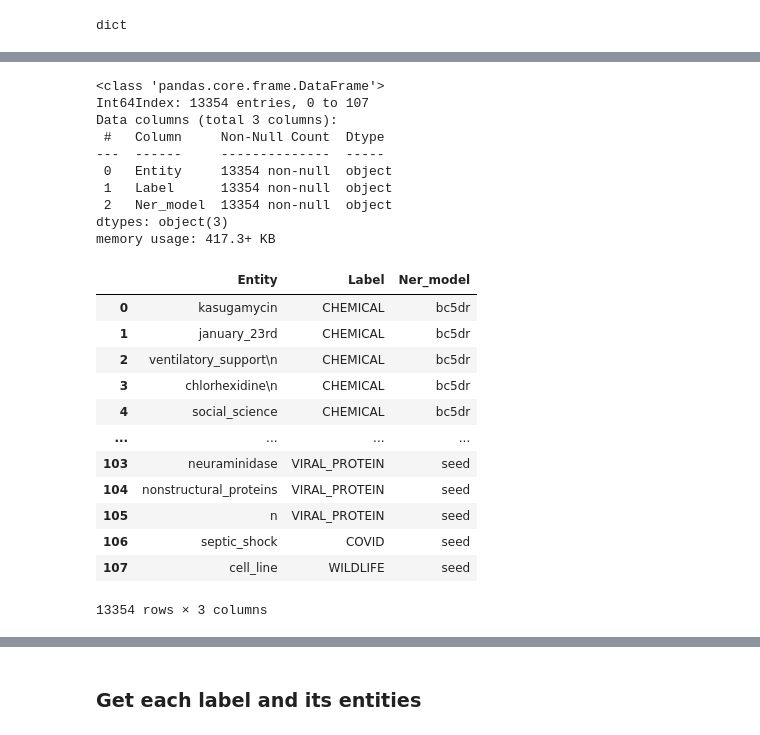
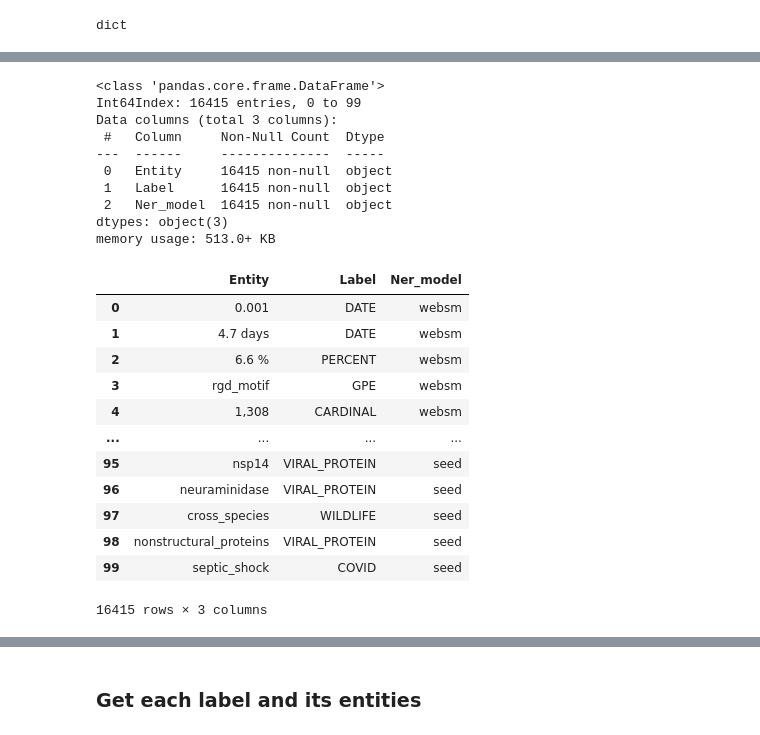
Before and after one commit to yeelimtse/cs-245-project, a Jupyter notebook: ner-models.ipynb, the cells around one changed output, grey strips where cells are left out. Cells and saved outputs as stored; diff of their text form; code cells hidden in the pictures.

```diff
--- a/ner-models.ipynb
+++ b/ner-models.ipynb
@@ -295,36 +376,37 @@ seed_entities_dataframe
 # %%
-entities_and_label_from_5_NER_model_dataframe = pd.concat([bc5dr_entities_dataframe,
+entities_and_label_from_6_NER_model_dataframe = pd.concat([websm_entities_dataframe,
+                                                           bc5dr_entities_dataframe,
                                                            bionlp13cg_entities_dataframe,
                                                            craft_entities_dataframe,
                                                            jnlpa_entities_dataframe,
                                                            seed_entities_dataframe
                                                           ])
-entities_and_label_from_5_NER_model_dataframe.info()
+entities_and_label_from_6_NER_model_dataframe.info()
 # %% [output]
 <class 'pandas.core.frame.DataFrame'>
-Int64Index: 13354 entries, 0 to 107
+Int64Index: 16415 entries, 0 to 99
 Data columns (total 3 columns):
  #   Column     Non-Null Count  Dtype
 ---  ------     --------------  -----
- 0   Entity     13354 non-null  object
- 1   Label      13354 non-null  object
- 2   Ner_model  13354 non-null  object
+ 0   Entity     16415 non-null  object
+ 1   Label      16415 non-null  object
+ 2   Ner_model  16415 non-null  object
 dtypes: object(3)
-memory usage: 417.3+ KB
+memory usage: 513.0+ KB
-# %%
-entities_and_label_from_5_NER_model_dataframe
-# %% [output]
-|  | Entity | Label | Ner_model |
-| 0 | kasugamycin | CHEMICAL | bc5dr |
-| 1 | january_23rd | CHEMICAL | bc5dr |
-| 2 | ventilatory_support\n | CHEMICAL | bc5dr |
-| 3 | chlorhexidine\n | CHEMICAL | bc5dr |
-| 4 | social_science | CHEMICAL | bc5dr |
-| ... | ... | ... | ... |
-| 103 | neuraminidase | VIRAL_PROTEIN | seed |
-| 104 | nonstructural_proteins | VIRAL_PROTEIN | seed |
-| 105 | n | VIRAL_PROTEIN | seed |
-| 106 | septic_shock | COVID | seed |
-| 107 | cell_line | WILDLIFE | seed |
-13354 rows × 3 columns
+# %%
+entities_and_label_from_6_NER_model_dataframe
+# %% [output]
+|  | Entity | Label | Ner_model |
+| 0 | 0.001 | DATE | websm |
+| 1 | 4.7 days | DATE | websm |
+| 2 | 6.6 % | PERCENT | websm |
+| 3 | rgd_motif | GPE | websm |
+| 4 | 1,308 | CARDINAL | websm |
+| ... | ... | ... | ... |
+| 95 | nsp14 | VIRAL_PROTEIN | seed |
+| 96 | neuraminidase | VIRAL_PROTEIN | seed |
+| 97 | cross_species | WILDLIFE | seed |
+| 98 | nonstructural_proteins | VIRAL_PROTEIN | seed |
+| 99 | septic_shock | COVID | seed |
+16415 rows × 3 columns
 # %%
```
Also changed, not shown: parts of 13 cells of this notebook, 5 other files.
